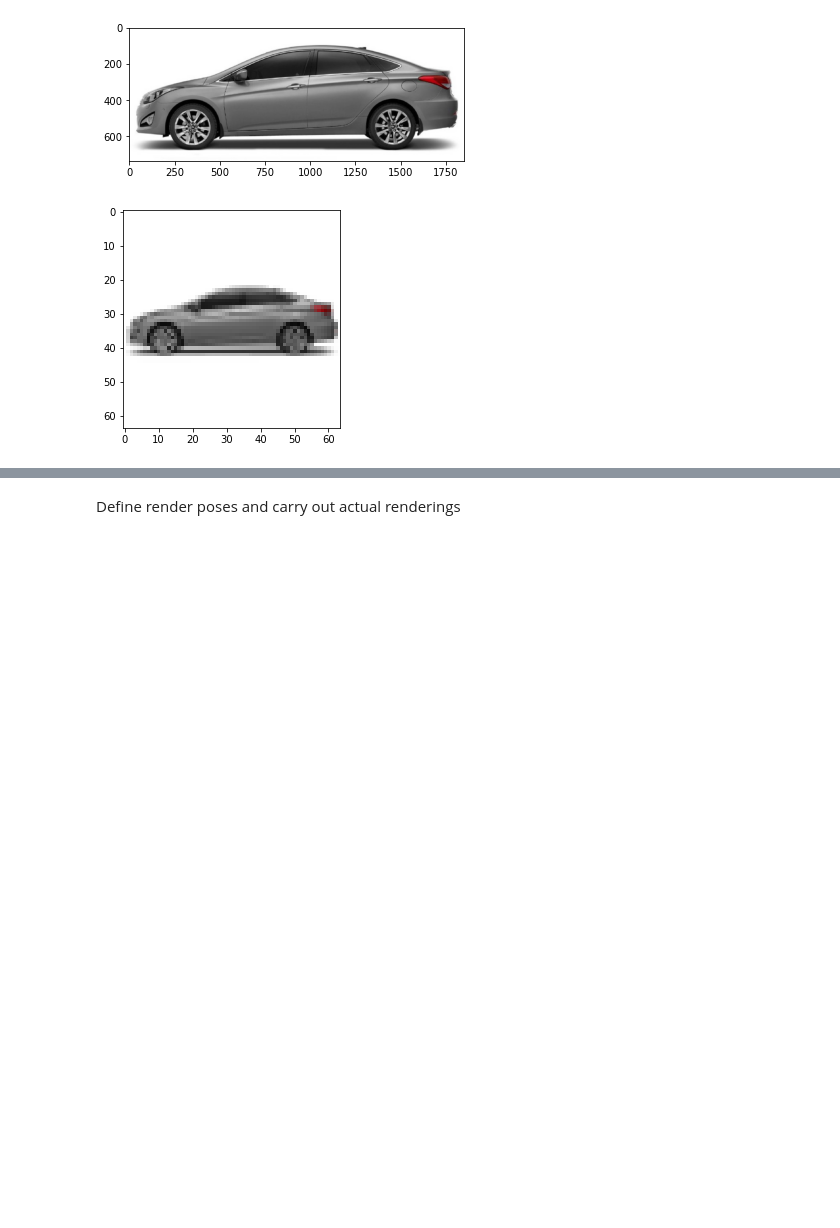
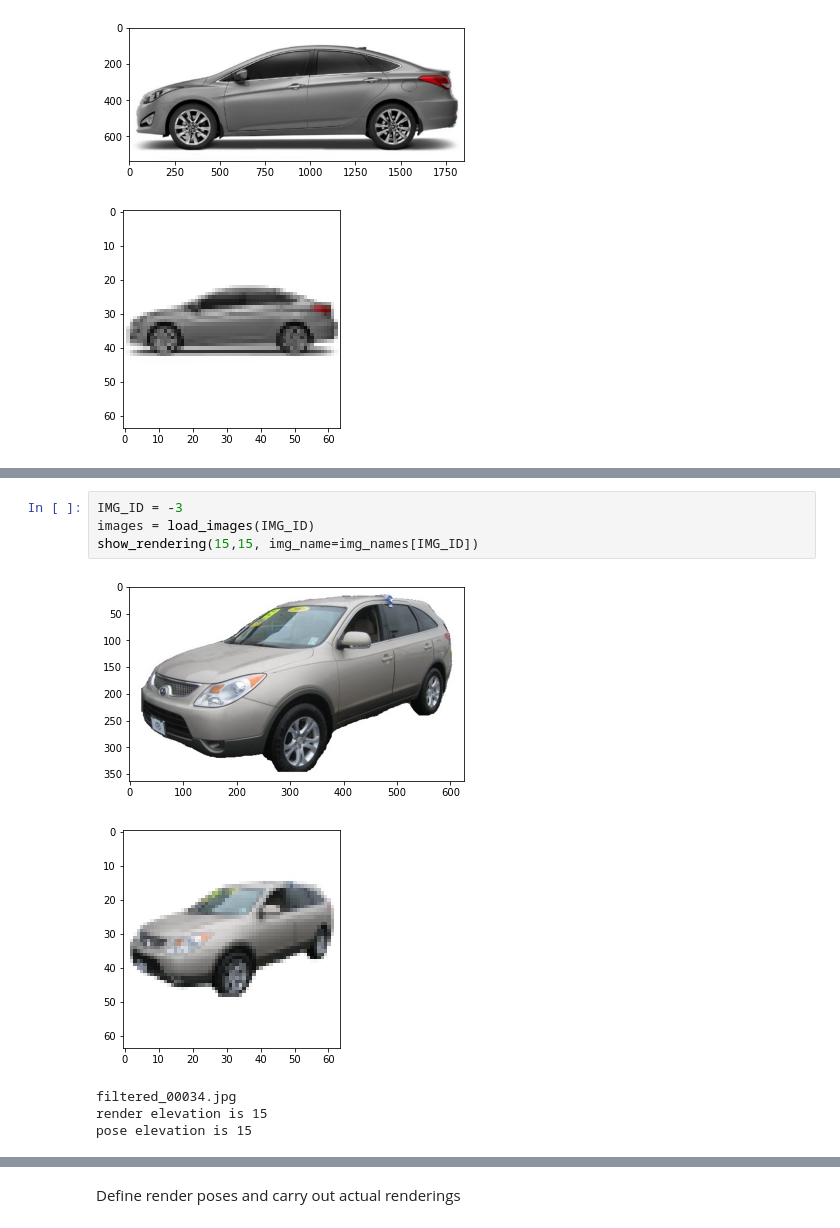
Before and after one commit to ChikamaYan/nerf-to-equivariant, a Jupyter notebook: render_real.ipynb, the cells around one changed output, grey strips where cells are left out. Cells and saved outputs as stored; diff of their text form; blank space fills up the shorter version.

```diff
--- a/render_real.ipynb
+++ b/render_real.ipynb
@@ -926,0 +945,10 @@ Reloading global_decoder_fine from ./logs/car_full_global_local_alt/global_decod
+# %%
+IMG_ID = -3
+images = load_images(IMG_ID)
+show_rendering(15,15, img_name=img_names[IMG_ID])
+# %% [output]
+[figure, added]
+[figure, added]
+filtered_00034.jpg
+render elevation is 15
+pose elevation is 15
```
Also changed, not shown: parts of 7 cells of this notebook, 5 other files.
